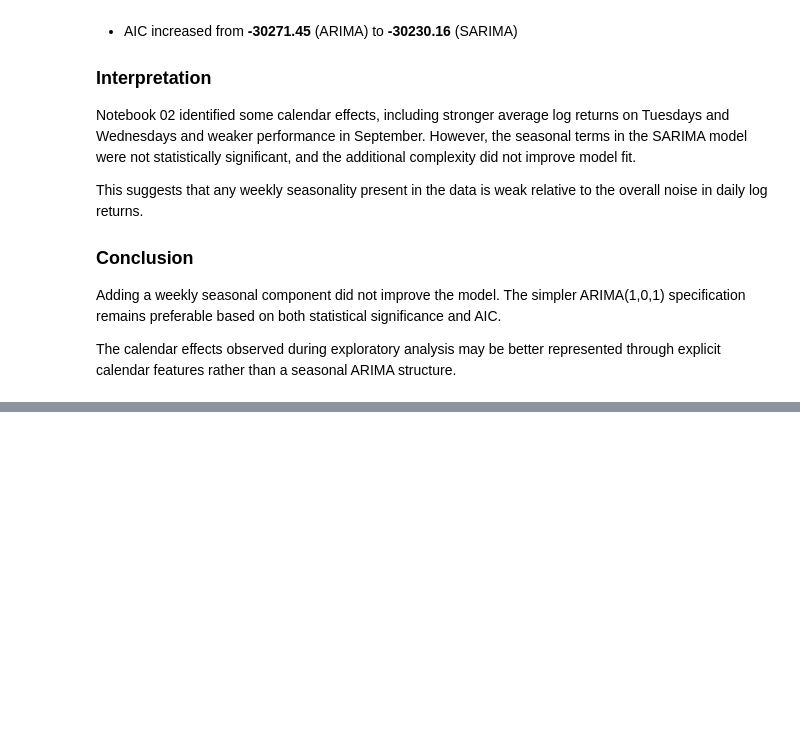
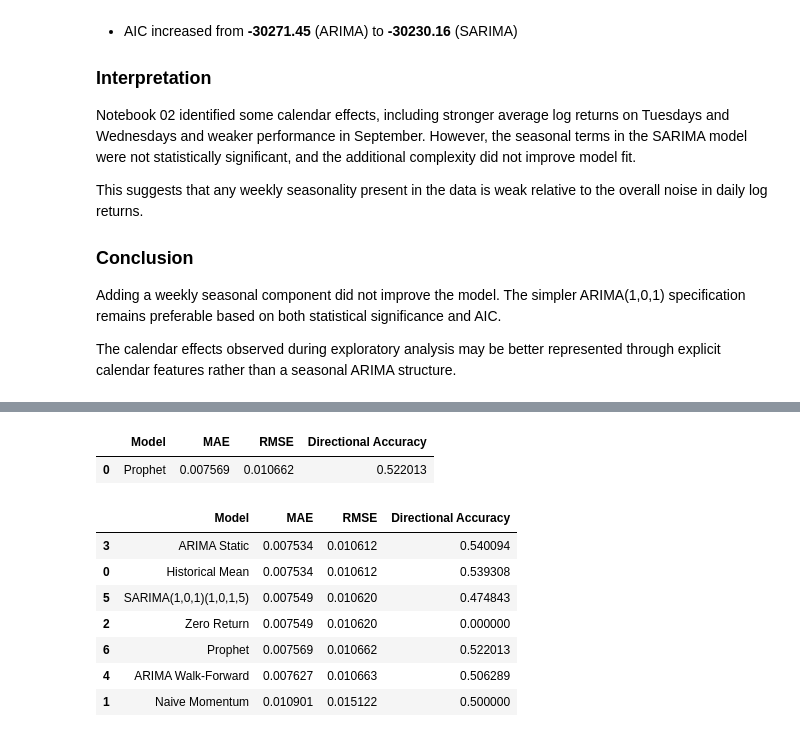
Before and after one commit to Mena-Beshara/sp500-market-intelligence-system, a Jupyter notebook: notebooks/04_Baseline_Forecasting_Models.ipynb, the cells around one changed output, grey strips where cells are left out. Cells and saved outputs as stored; diff of their text form; code cells hidden in the pictures; blank space fills up the shorter version.

Commit message:
-Added Prophet Model. -Finished Notebook 4 and colcusion.

```diff
--- a/notebooks/04_Baseline_Forecasting_Models.ipynb
+++ b/notebooks/04_Baseline_Forecasting_Models.ipynb
@@ -569,0 +594,8 @@ The calendar effects observed during exploratory analysis may be better represen
+# %%
+prophet_model = Prophet(
+    daily_seasonality = False,
+    weekly_seasonality = True,
+    yearly_seasonality= True
+    )
+
+prophet_model.fit(prophet_train)
@@ -569,0 +606,45 @@ The calendar effects observed during exploratory analysis may be better represen
+# %%
+# Create Future dates
+# We use trading days as market doesn't trade on weekends
+future = prophet_model.make_future_dataframe(
+    periods = len(test),
+    freq = 'B'
+)
+# %%
+# Forecast
+prophet_forecast_full = prophet_model.predict(future)
+
+prophet_forecast = (
+    prophet_forecast_full['yhat']
+    .iloc[-len(test):]
+    .values
+)
+# %%
+# Evaluate Results
+prophet_results = evaluate_forecast(
+    test[target],
+    prophet_forecast,
+    'Prophet'
+)
+
+prophet_results
+# %% [output]
+|  | Model | MAE | RMSE | Directional Accuracy |
+| 0 | Prophet | 0.007569 | 0.010662 | 0.522013 |
+# %%
+# Add Prophet Results to the comparison table
+results = pd.concat(
+    [results, prophet_results],
+    ignore_index = True
+)
+
+results.sort_values('RMSE')
+# %% [output]
+|  | Model | MAE | RMSE | Directional Accuracy |
+| 3 | ARIMA Static | 0.007534 | 0.010612 | 0.540094 |
+| 0 | Historical Mean | 0.007534 | 0.010612 | 0.539308 |
+| 5 | SARIMA(1,0,1)(1,0,1,5) | 0.007549 | 0.010620 | 0.474843 |
+| 2 | Zero Return | 0.007549 | 0.010620 | 0.000000 |
+| 6 | Prophet | 0.007569 | 0.010662 | 0.522013 |
+| 4 | ARIMA Walk-Forward | 0.007627 | 0.010663 | 0.506289 |
+| 1 | Naive Momentum | 0.010901 | 0.015122 | 0.500000 |
```
Also changed, not shown: parts of 8 cells of this notebook.
